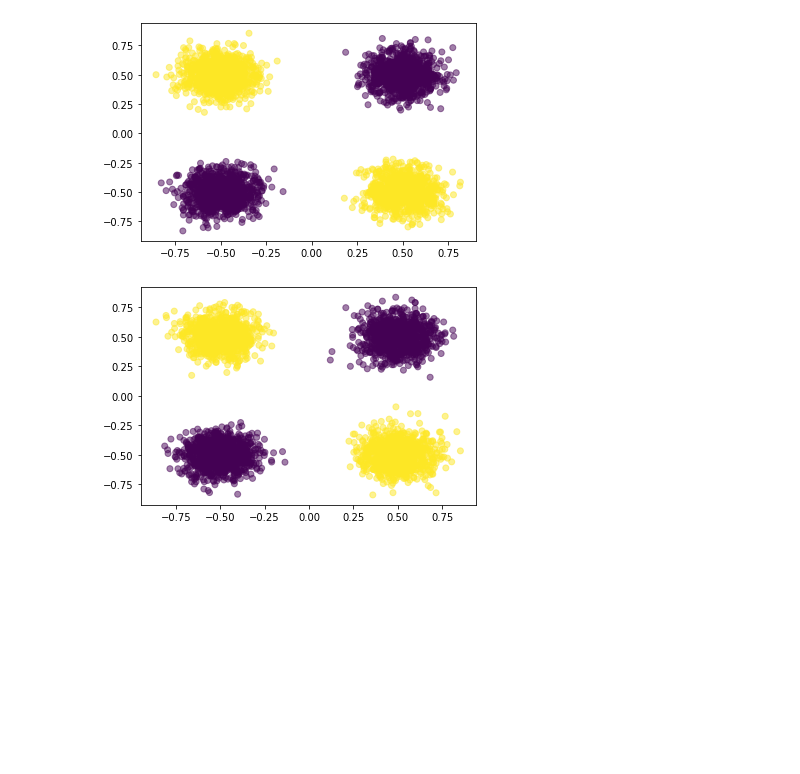
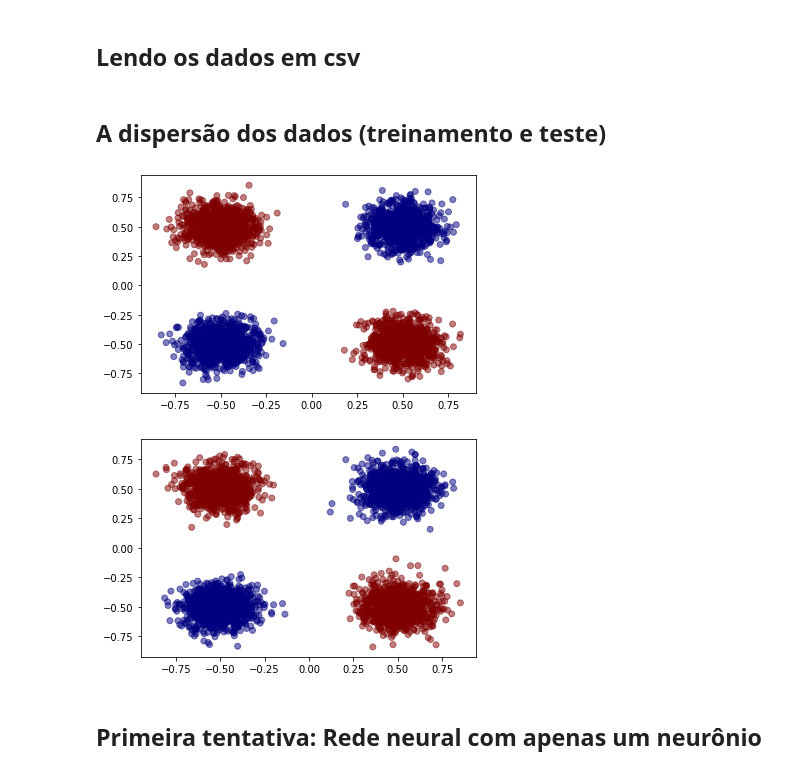
Before and after one commit to jsansao/dlvc, a Jupyter notebook: Licao2bis_MLP_XOR.ipynb, the cells around one changed output. Drawn from its saved outputs; the diff is of its cells as text; code cells hidden in the pictures; blank space fills up the shorter version.

```diff
--- a/Licao2bis_MLP_XOR.ipynb
+++ b/Licao2bis_MLP_XOR.ipynb
@@ -29,6 +41,8 @@ train_label.csv
 train_data.csv
 test_label.csv
 test_data.csv
+# %% [markdown]
+## Lendo os dados em csv
 # %%
 from numpy import genfromtxt
 train_data = genfromtxt('train_data.csv', delimiter=',')
@@ -36,14 +50,18 @@ train_label = genfromtxt('train_label.csv', delimiter=',')
 
 test_data = genfromtxt('test_data.csv', delimiter=',')
 test_label = genfromtxt('test_label.csv', delimiter=',')
+# %% [markdown]
+## A dispersão dos dados (treinamento e teste)
 # %%
-plt.scatter(train_data[:,0], train_data[:,1], c=train_label , alpha=0.5)
+plt.scatter(train_data[:,0], train_data[:,1], c=train_label , alpha=0.5, cmap='jet')
 plt.show()
-plt.scatter(test_data[:,0], test_data[:,1], c=test_label , alpha=0.5)
+plt.scatter(test_data[:,0], test_data[:,1], c=test_label , alpha=0.5, cmap='jet')
 plt.show()
 # %% [output]
-[figure, old version]
+[figure, new version]
-[figure, old version]
+[figure, new version]
+# %% [markdown]
+## Primeira tentativa: Rede neural com apenas um neurônio
 # %%
 model = tf.keras.Sequential([keras.layers.Dense(units=1, input_shape=[2])])
 model.compile(optimizer='sgd', loss='mean_squared_error', metrics=['accuracy'])
```
Also changed, not shown: parts of 17 cells of this notebook.
